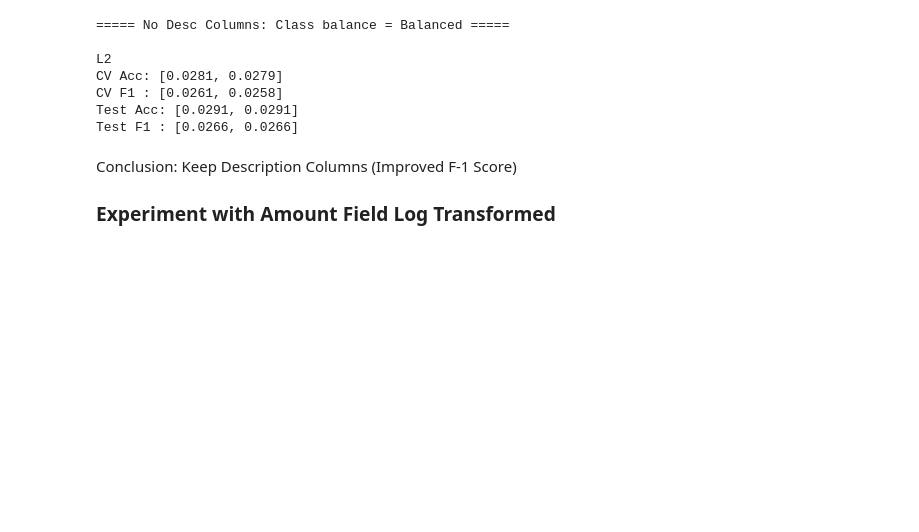
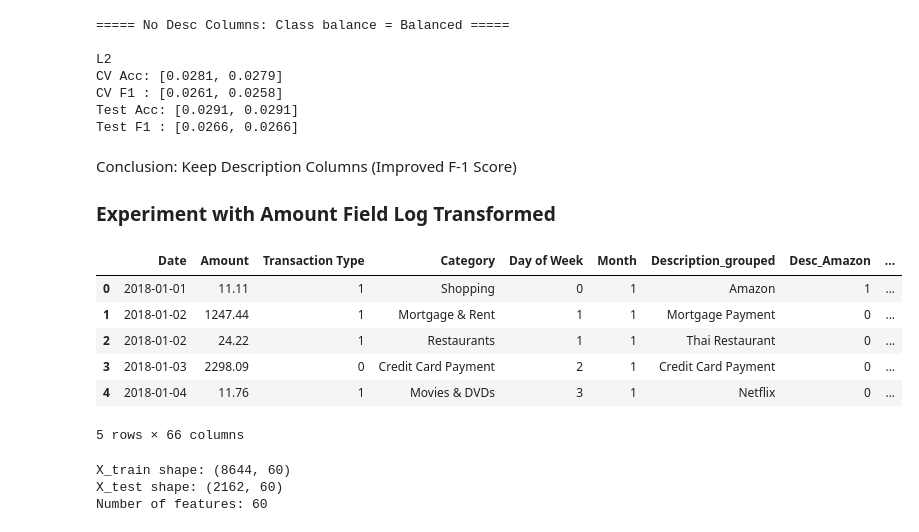
Before and after one commit to AngelaLee03/ProjectFinalReport, a Jupyter notebook: models/logistic_regression.ipynb, the cells around one changed output. Drawn from its saved outputs; the diff is of its cells as text; code cells hidden in the pictures; blank space fills up the shorter version.

```diff
--- a/models/logistic_regression.ipynb
+++ b/models/logistic_regression.ipynb
@@ -668,3 +670,15 @@ Test F1 : [0.0266, 0.0266]
 Conclusion: Keep Description Columns (Improved F-1 Score)
 
 ### Experiment with Amount Field Log Transformed
+# %%
+df = pd.read_csv("../data/cleaned/transactions_cleaned_amount.csv")
+# %%
+df.head()
+# %% [output]
+|  | Date | Amount | Transaction Type | Category | Day of Week | Month | Description_grouped | Desc_Amazon | ... |
+| 0 | 2018-01-01 | 11.11 | 1 | Shopping | 0 | 1 | Amazon | 1 | ... |
+| 1 | 2018-01-02 | 1247.44 | 1 | Mortgage & Rent | 1 | 1 | Mortgage Payment | 0 | ... |
+| 2 | 2018-01-02 | 24.22 | 1 | Restaurants | 1 | 1 | Thai Restaurant | 0 | ... |
+| 3 | 2018-01-03 | 2298.09 | 0 | Credit Card Payment | 2 | 1 | Credit Card Payment | 0 | ... |
+| 4 | 2018-01-04 | 11.76 | 1 | Movies & DVDs | 3 | 1 | Netflix | 0 | ... |
+5 rows × 66 columns
@@ -670,0 +699,16 @@ Conclusion: Keep Description Columns (Improved F-1 Score)
+# %%
+X_train, X_test, y_train, y_test = train_test_split(
+    X,
+    y,
+    test_size=0.2,
+    random_state=42,
+    stratify=y
+)
+
+print("X_train shape:", X_train.shape)
+print("X_test shape:", X_test.shape)
+print("Number of features:", len(feature_cols))
+# %% [output]
+X_train shape: (8644, 60)
+X_test shape: (2162, 60)
+Number of features: 60
```
Also changed, not shown: parts of 28 cells of this notebook, 2 other files.
